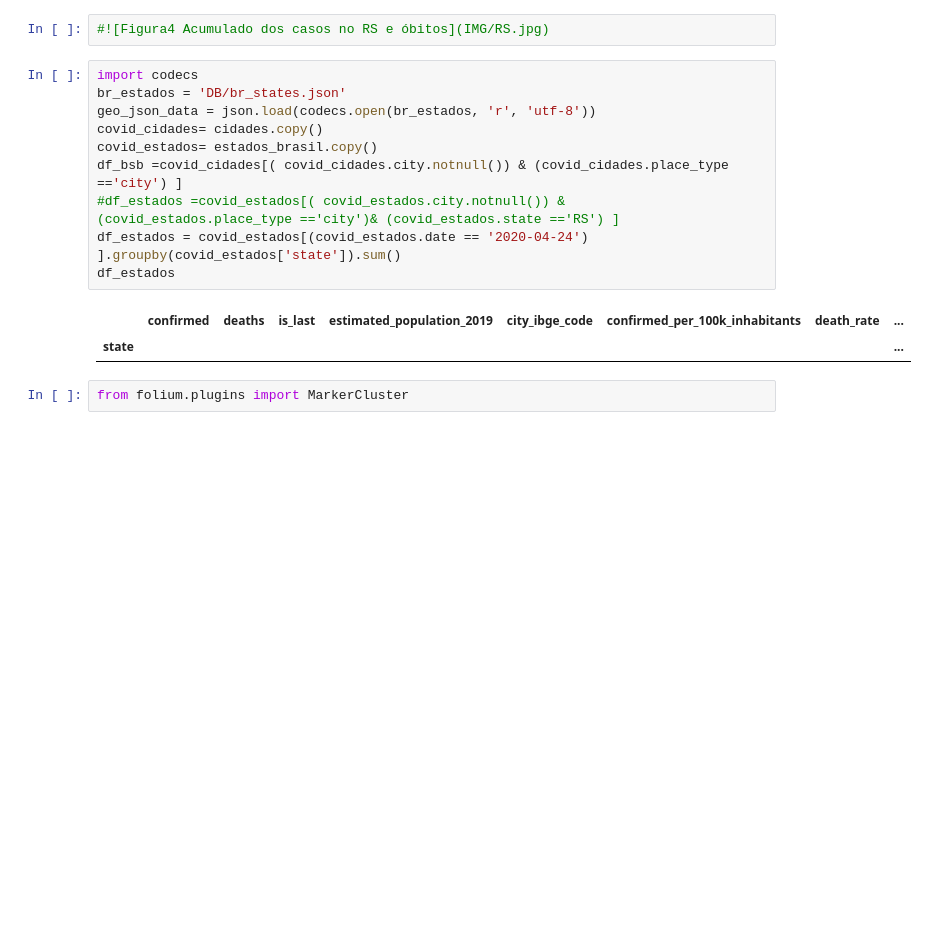
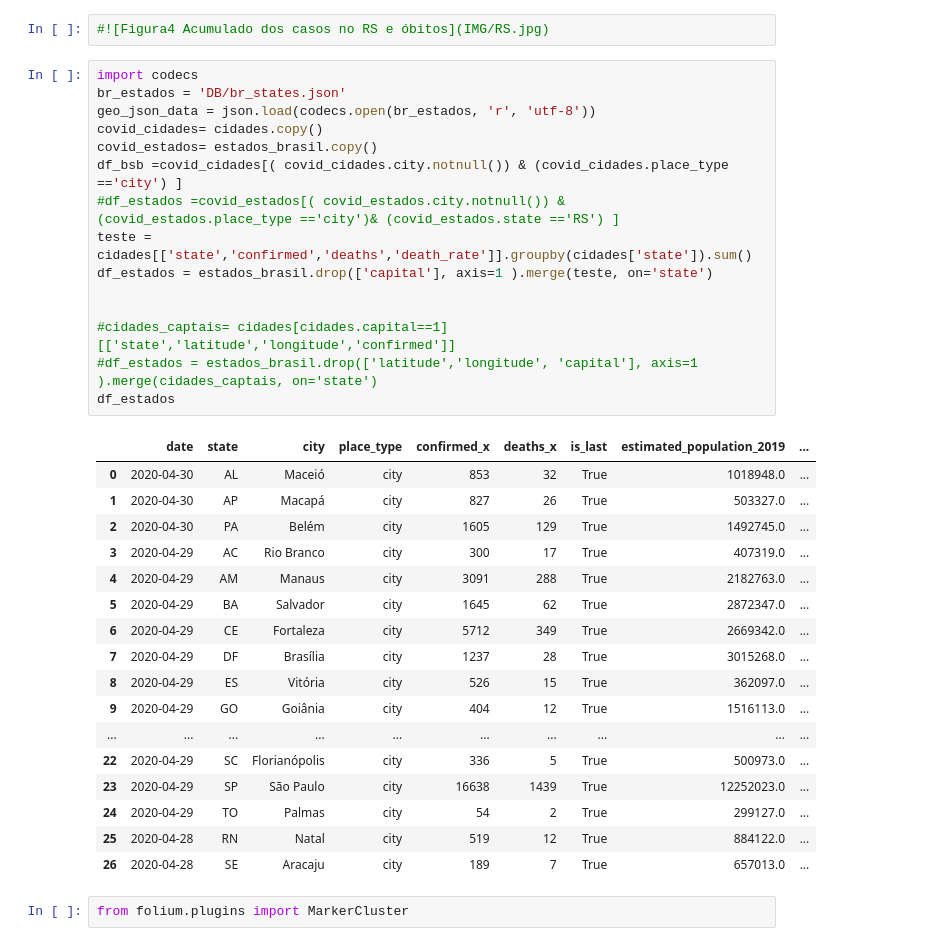
Before and after one commit to JonerMello/COVID19, a Jupyter notebook: COVID_19_Brasil.ipynb, the cells around one changed output. Saved outputs shown, nothing was run; the diff lists cells and outputs as text; blank space fills up the shorter version.

```diff
--- a/COVID_19_Brasil.ipynb
+++ b/COVID_19_Brasil.ipynb
@@ -376,16 +390,36 @@ fig.show()
 # %%
 import codecs
 br_estados = 'DB/br_states.json'
 geo_json_data = json.load(codecs.open(br_estados, 'r', 'utf-8'))
 covid_cidades= cidades.copy()
 covid_estados= estados_brasil.copy()
 df_bsb =covid_cidades[( covid_cidades.city.notnull()) & (covid_cidades.place_type =='city') ]
 #df_estados =covid_estados[( covid_estados.city.notnull()) & (covid_estados.place_type =='city')& (covid_estados.state =='RS') ]
-df_estados = covid_estados[(covid_estados.date == '2020-04-24') ].groupby(covid_estados['state']).sum()
+teste = cidades[['state','confirmed','deaths','death_rate']].groupby(cidades['state']).sum()
+df_estados = estados_brasil.drop(['capital'], axis=1 ).merge(teste, on='state')
+
+
+#cidades_captais= cidades[cidades.capital==1][['state','latitude','longitude','confirmed']]
+#df_estados = estados_brasil.drop(['latitude','longitude', 'capital'], axis=1 ).merge(cidades_captais, on='state')
 df_estados
 # %% [output]
-|  | confirmed | deaths | is_last | estimated_population_2019 | city_ibge_code | confirmed_per_100k_inhabitants | death_rate | ... |
-| state |  |  |  |  |  |  |  | ... |
+|  | date | state | city | place_type | confirmed_x | deaths_x | is_last | estimated_population_2019 | ... |
+| 0 | 2020-04-30 | AL | Maceió | city | 853 | 32 | True | 1018948.0 | ... |
+| 1 | 2020-04-30 | AP | Macapá | city | 827 | 26 | True | 503327.0 | ... |
+| 2 | 2020-04-30 | PA | Belém | city | 1605 | 129 | True | 1492745.0 | ... |
+| 3 | 2020-04-29 | AC | Rio Branco | city | 300 | 17 | True | 407319.0 | ... |
+| 4 | 2020-04-29 | AM | Manaus | city | 3091 | 288 | True | 2182763.0 | ... |
+| 5 | 2020-04-29 | BA | Salvador | city | 1645 | 62 | True | 2872347.0 | ... |
+| 6 | 2020-04-29 | CE | Fortaleza | city | 5712 | 349 | True | 2669342.0 | ... |
+| 7 | 2020-04-29 | DF | Brasília | city | 1237 | 28 | True | 3015268.0 | ... |
+| 8 | 2020-04-29 | ES | Vitória | city | 526 | 15 | True | 362097.0 | ... |
+| 9 | 2020-04-29 | GO | Goiânia | city | 404 | 12 | True | 1516113.0 | ... |
+| ... | ... | ... | ... | ... | ... | ... | ... | ... | ... |
+| 22 | 2020-04-29 | SC | Florianópolis | city | 336 | 5 | True | 500973.0 | ... |
+| 23 | 2020-04-29 | SP | São Paulo | city | 16638 | 1439 | True | 12252023.0 | ... |
+| 24 | 2020-04-29 | TO | Palmas | city | 54 | 2 | True | 299127.0 | ... |
+| 25 | 2020-04-28 | RN | Natal | city | 519 | 12 | True | 884122.0 | ... |
+| 26 | 2020-04-28 | SE | Aracaju | city | 189 | 7 | True | 657013.0 | ... |
 # %%
 from folium.plugins import MarkerCluster
 # %%
```
Also changed, not shown: parts of 10 cells of this notebook, 2 other files.
